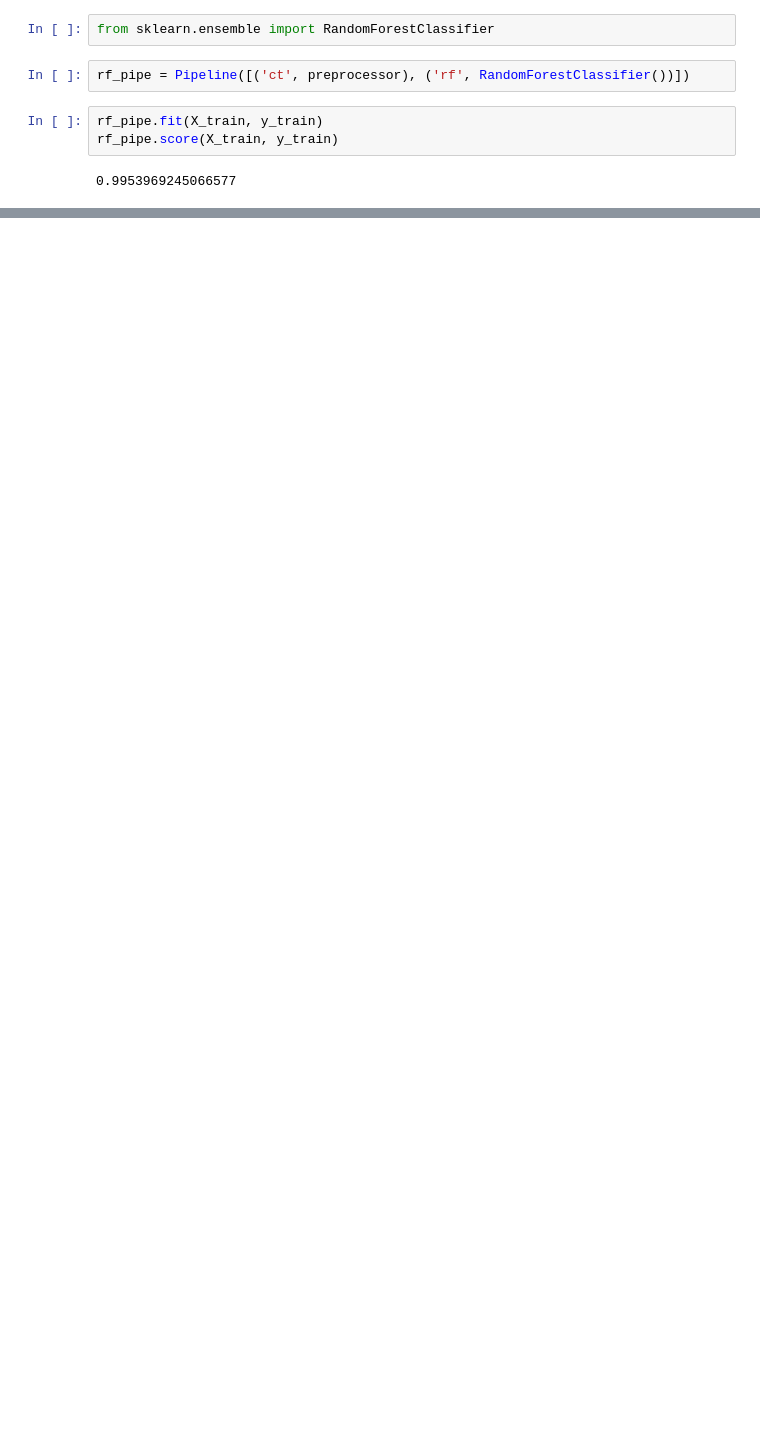
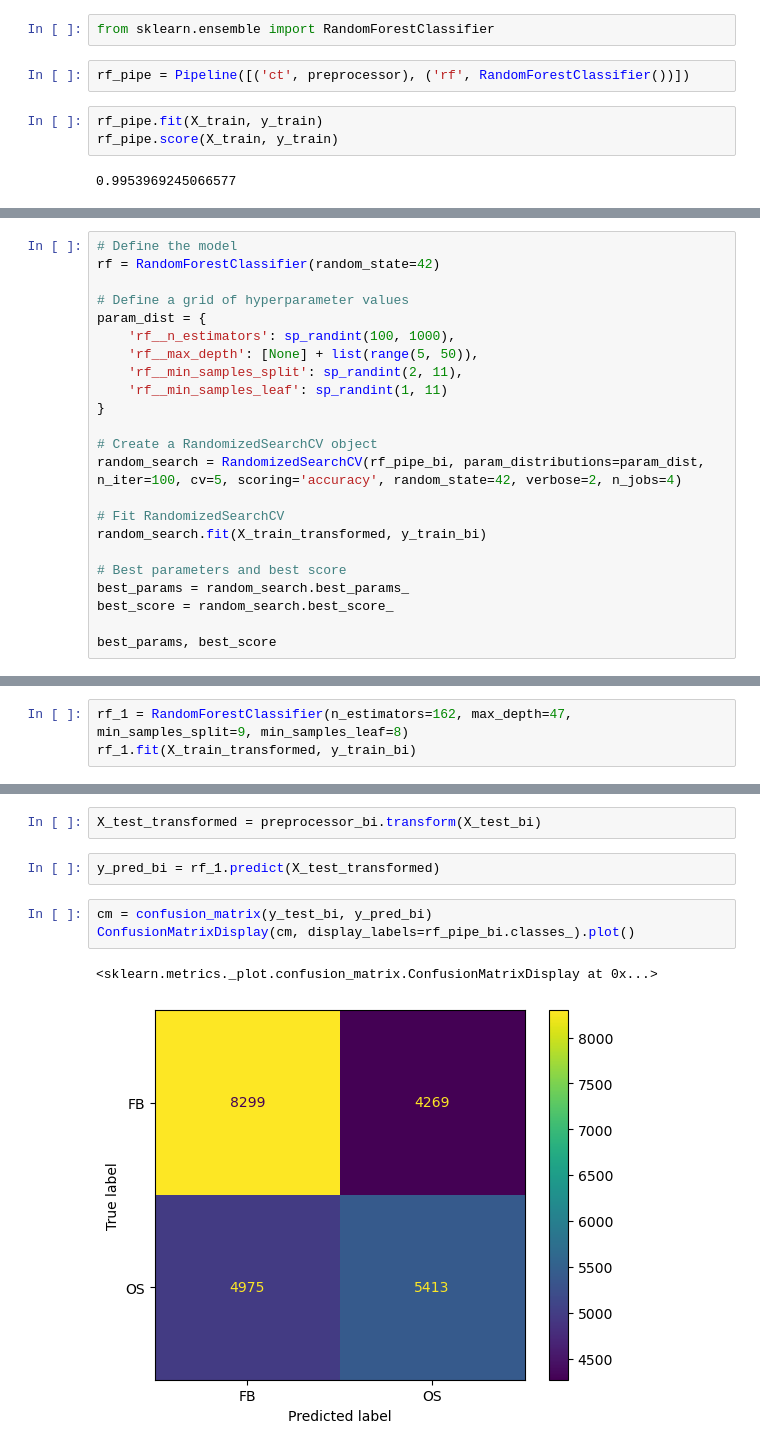
Before and after one commit to basstraining/pitch_predictor, a Jupyter notebook: notebooks/nathan_modeling.ipynb, the cells around one changed output, grey strips where cells are left out. Cells and saved outputs as stored; diff of their text form; blank space fills up the shorter version.

Commit message:
mlp modeling

```diff
--- a/notebooks/nathan_modeling.ipynb
+++ b/notebooks/nathan_modeling.ipynb
@@ -134,0 +247,23 @@ array([0.52468419, 0.52410338, 0.52646482, 0.52719088, 0.52109199])
+# %%
+# Define the model
+rf = RandomForestClassifier(random_state=42)
+
+# Define a grid of hyperparameter values
+param_dist = {
+    'rf__n_estimators': sp_randint(100, 1000),
+    'rf__max_depth': [None] + list(range(5, 50)),
+    'rf__min_samples_split': sp_randint(2, 11),
+    'rf__min_samples_leaf': sp_randint(1, 11)
+}
+
+# Create a RandomizedSearchCV object
+random_search = RandomizedSearchCV(rf_pipe_bi, param_distributions=param_dist, n_iter=100, cv=5, scoring='accuracy', random_state=42, verbose=2, n_jobs=4)
+
+# Fit RandomizedSearchCV
+random_search.fit(X_train_transformed, y_train_bi)
+
+# Best parameters and best score
+best_params = random_search.best_params_
+best_score = random_search.best_score_
+
+best_params, best_score
@@ -134,0 +435,3 @@ array([0.52468419, 0.52410338, 0.52646482, 0.52719088, 0.52109199])
+# %%
+rf_1 = RandomForestClassifier(n_estimators=162, max_depth=47, min_samples_split=9, min_samples_leaf=8)
+rf_1.fit(X_train_transformed, y_train_bi)
@@ -134,0 +441,10 @@ array([0.52468419, 0.52410338, 0.52646482, 0.52719088, 0.52109199])
+# %%
+X_test_transformed = preprocessor_bi.transform(X_test_bi)
+# %%
+y_pred_bi = rf_1.predict(X_test_transformed)
+# %%
+cm = confusion_matrix(y_test_bi, y_pred_bi)
+ConfusionMatrixDisplay(cm, display_labels=rf_pipe_bi.classes_).plot()
+# %% [output]
+<sklearn.metrics._plot.confusion_matrix.ConfusionMatrixDisplay at 0x...>
+[figure, added]
```
Also changed, not shown: parts of 69 cells of this notebook.
